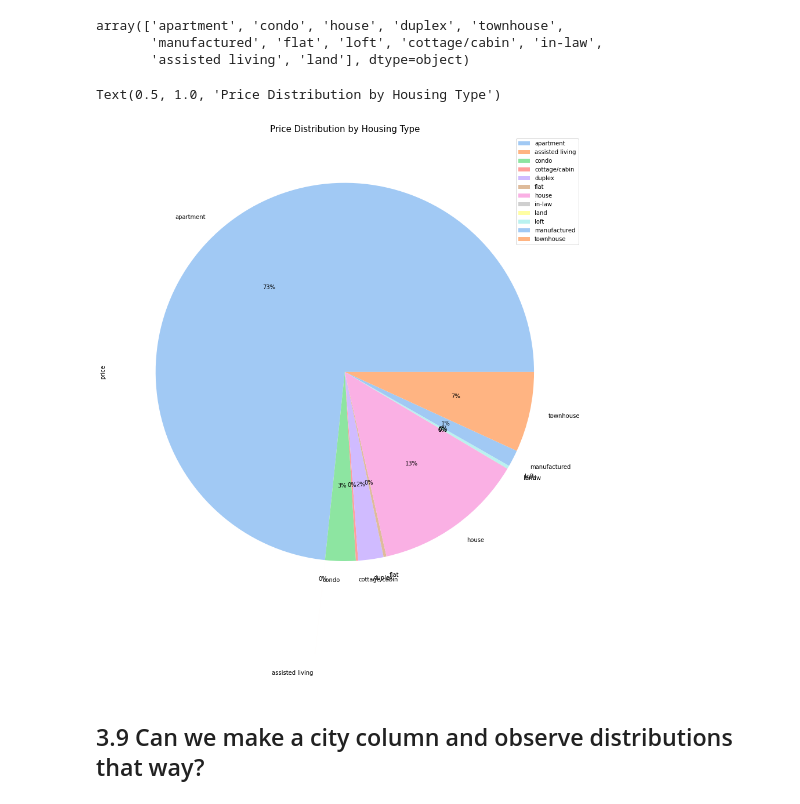
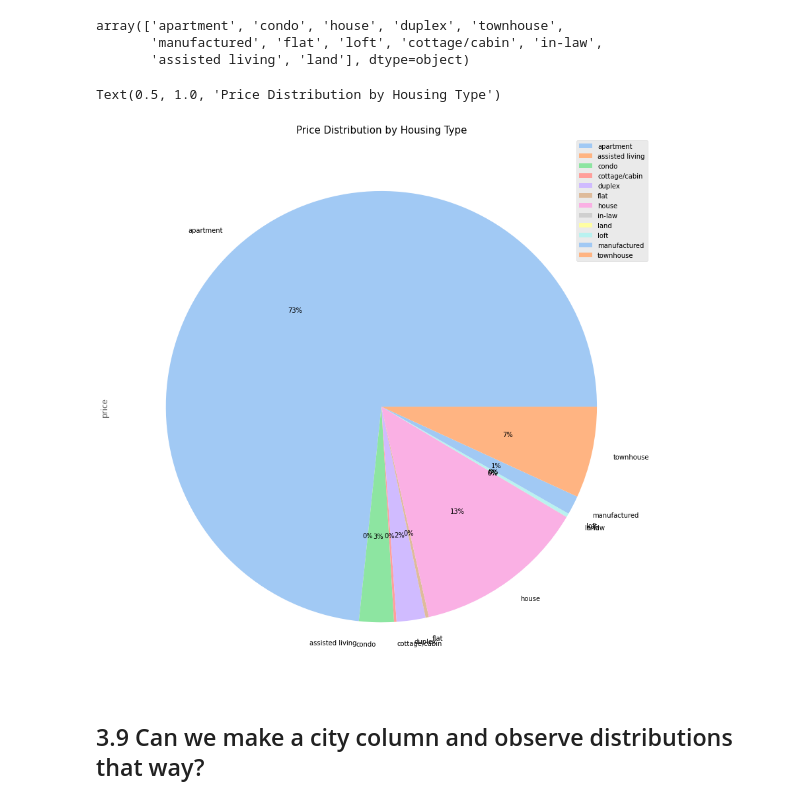
Before and after one commit to Echevarriaj93/Data_in_Motion_weeklies, a Jupyter notebook: usa_housing_listing_EDA.ipynb, the cells around one changed output. Saved outputs shown, nothing was run; the diff lists cells and outputs as text; code cells hidden in the pictures.

```diff
--- a/usa_housing_listing_EDA.ipynb
+++ b/usa_housing_listing_EDA.ipynb
@@ -611,4 +611,5 @@ plt.xlabel('Square Footage', fontsize=15)
 plt.xticks(fontsize=15)
 plt.ylabel('Price', fontsize=15)
 plt.yticks(fontsize=15)
+plt.style.use('ggplot')
 # %% [output]
@@ -861,21 +860,21 @@ array(['apartment', 'condo', 'house', 'duplex', 'townhouse',
 # %%
 
 palette_color = sns.color_palette('pastel')[:13]
 
-df.groupby('type').sum().plot.pie(y='price', figsize=(15,15), colors=palette_color, explode=explode, autopct='%1.0f%%')
+df.groupby('type').sum().plot.pie(y='price', figsize=(15,15), colors=palette_color, autopct='%1.0f%%')
 plt.title('Price Distribution by Housing Type', fontsize=15)
 
 # explode = [0, 0.1, 0, 0, 0]
 
 
 
 
 
 # tips.groupby('day').sum().plot.pie(y='tip', figsize= (10,10), autopct='%1.0f%%')
 # plt.title('Pie Chart of Tip Distribution by Day')
 # %% [output]
 Text(0.5, 1.0, 'Price Distribution by Housing Type')
-[figure, old version]
+[figure, new version]
 # %% [markdown]
 ## 3.9 Can we make a city column and observe distributions that way?
 # %%
```
Also changed, not shown: parts of 5 cells of this notebook.
